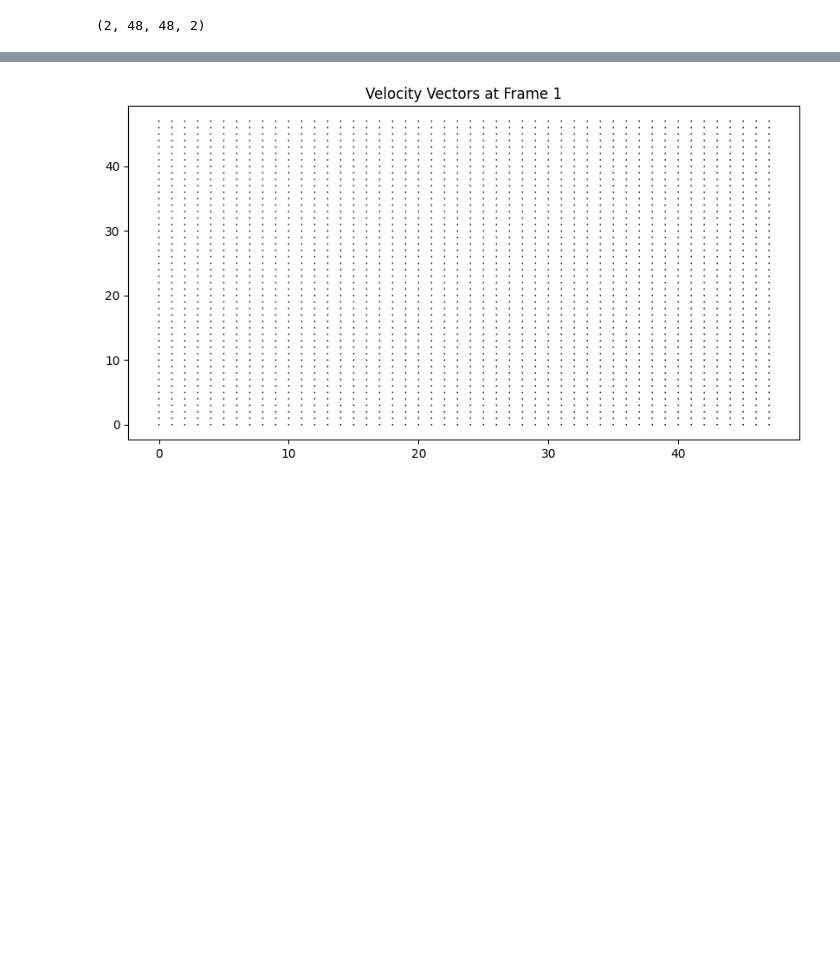
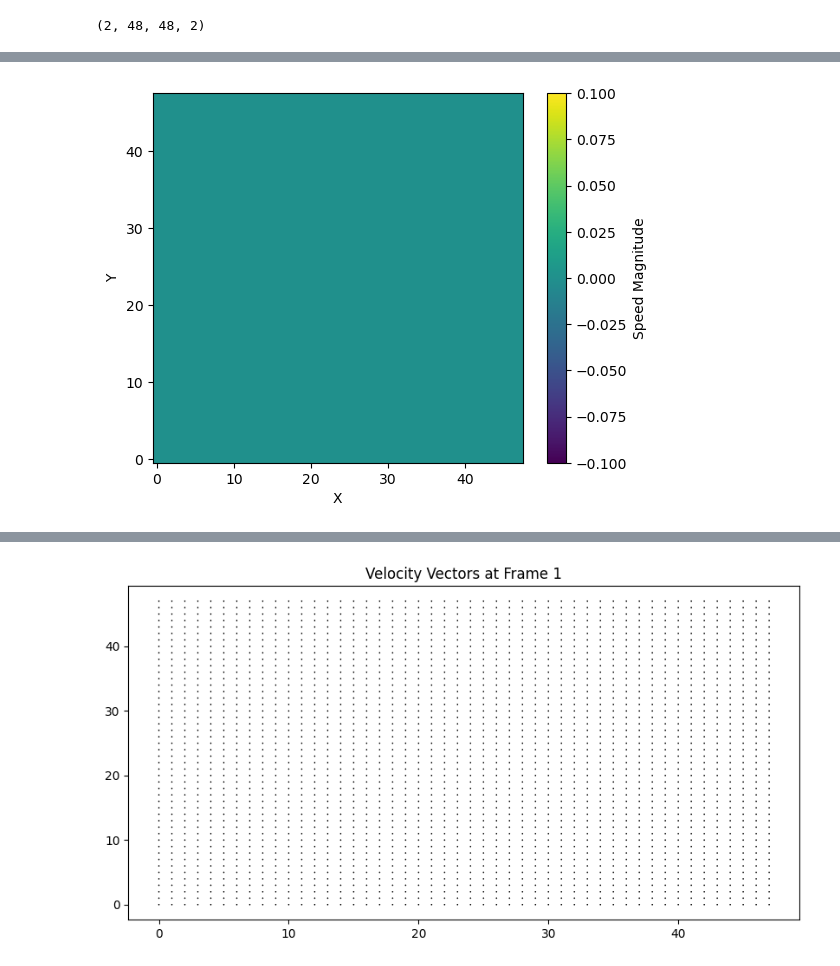
Before and after one commit to Norman-lib/LLBMOF-project, a Jupyter notebook: LBM python/First implementation of Latice Boltzman method.ipynb, the cells around one changed output, grey strips where cells are left out. Cells and saved outputs as stored; diff of their text form; code cells hidden in the pictures; blank space fills up the shorter version.

```diff
--- a/LBM python/First implementation of Latice Boltzman method.ipynb
+++ b/LBM python/First implementation of Latice Boltzman method.ipynb
@@ -146,3 +222,19 @@ print(velocity_field)
+# %%
+import matplotlib.pyplot as plt
+
+speed_magnitude = np.zeros((nbFrames, rho.shape[1], rho.shape[2]))
+for t in range(nbFrames-1):
+    for x in range(rho.shape[1]):
+        for y in range(rho.shape[2]):
+            speed_magnitude[t, x, y] = np.linalg.norm(velocity_field[t, x, y, :])
+
+plt.imshow(speed_magnitude[35, :, :], cmap='viridis', origin='lower')
+plt.colorbar(label='Speed Magnitude')
+plt.xlabel('X')
+plt.ylabel('Y')
+plt.show()
+# %% [output]
+[figure, added]
 # %%
 frame_index = 1
 selected_frame = velocity_field[frame_index]
```
Also changed, not shown: parts of 7 cells of this notebook, 1 other file.
